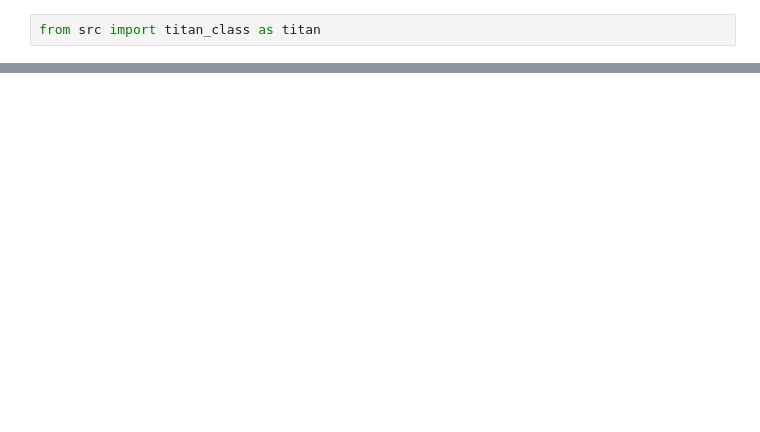
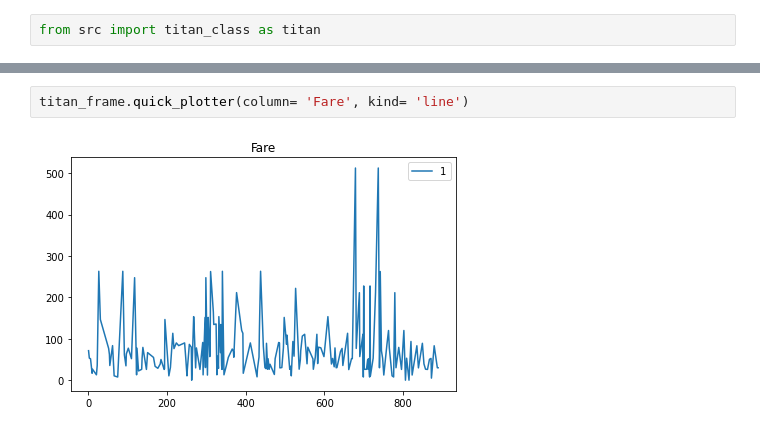
Before and after one commit to Dibmar/Data_Analisys, a Jupyter notebook: templates/main.ipynb, the cells around one changed output, grey strips where cells are left out. Saved outputs shown, nothing was run; the diff lists cells and outputs as text; blank space fills up the shorter version.

```diff
--- a/templates/main.ipynb
+++ b/templates/main.ipynb
@@ -42,0 +47,4 @@ AttributeError: 'str' object has no attribute 'sum'
+# %%
+titan_frame.quick_plotter(column= 'Fare', kind= 'line')
+# %% [output]
+[figure, added]
```
Also changed, not shown: parts of 5 cells of this notebook, 7 other files.
